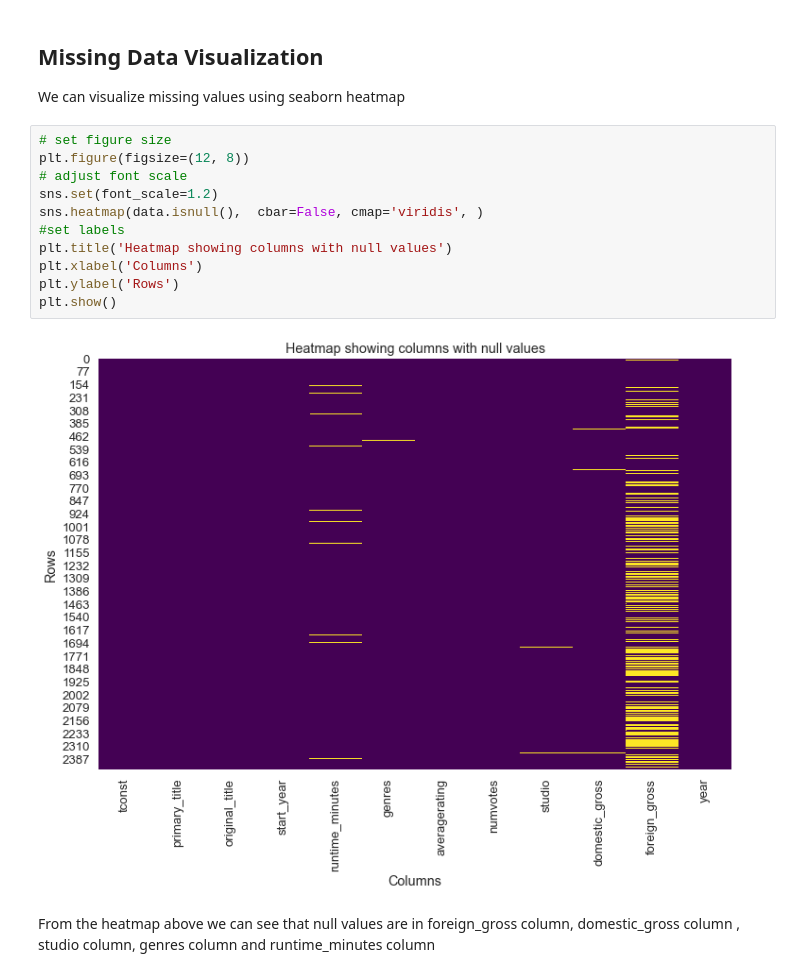
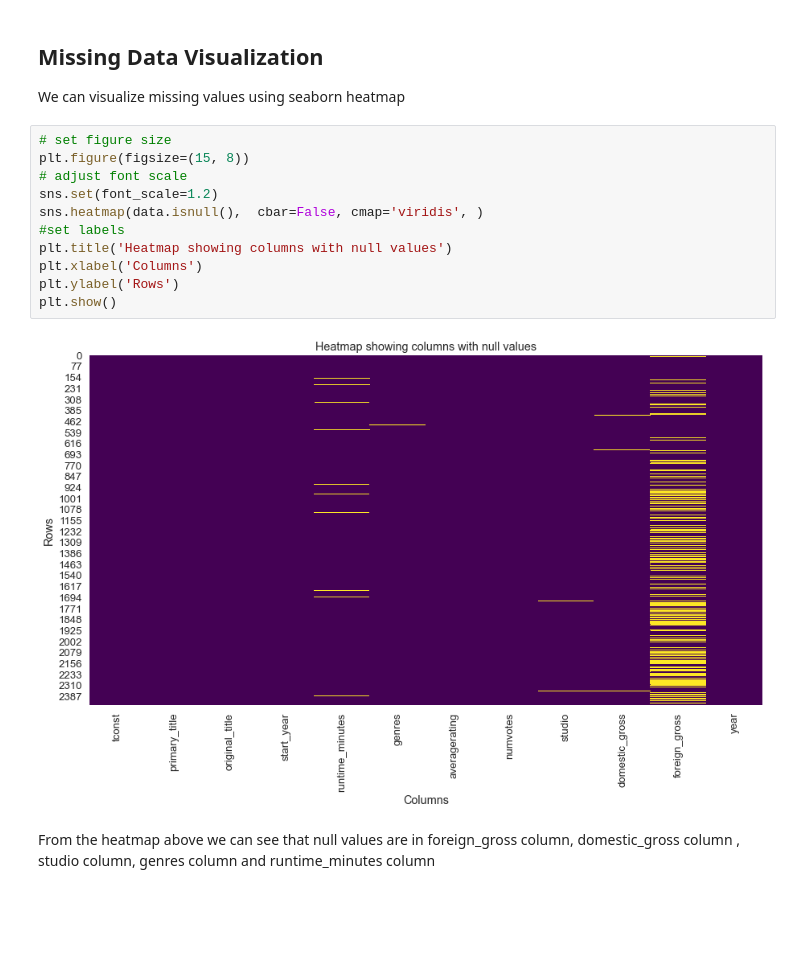
Before and after one commit to Trixiemoek/dsc-phase-1-project, a Jupyter notebook: student.ipynb, the cells around one changed output. Saved outputs shown, nothing was run; the diff lists cells and outputs as text; blank space fills up the shorter version.

```diff
--- a/student.ipynb
+++ b/student.ipynb
@@ -249,17 +249,17 @@ dtype: float64
 We can visualize missing values using seaborn heatmap
 # %%
 # set figure size
-plt.figure(figsize=(12, 8))
+plt.figure(figsize=(15, 8))
 # adjust font scale
 sns.set(font_scale=1.2)
 sns.heatmap(data.isnull(),  cbar=False, cmap='viridis', )
 #set labels
 plt.title('Heatmap showing columns with null values')
 plt.xlabel('Columns')
 plt.ylabel('Rows')
 plt.show()
 # %% [output]
-[figure, old version]
+[figure, new version]
 # %% [markdown]
 From the heatmap above we can see that null values are in foreign_gross column, domestic_gross column , studio column, genres column and runtime_minutes column
 # %% [markdown]
```
Also changed, not shown: parts of 14 cells of this notebook.
